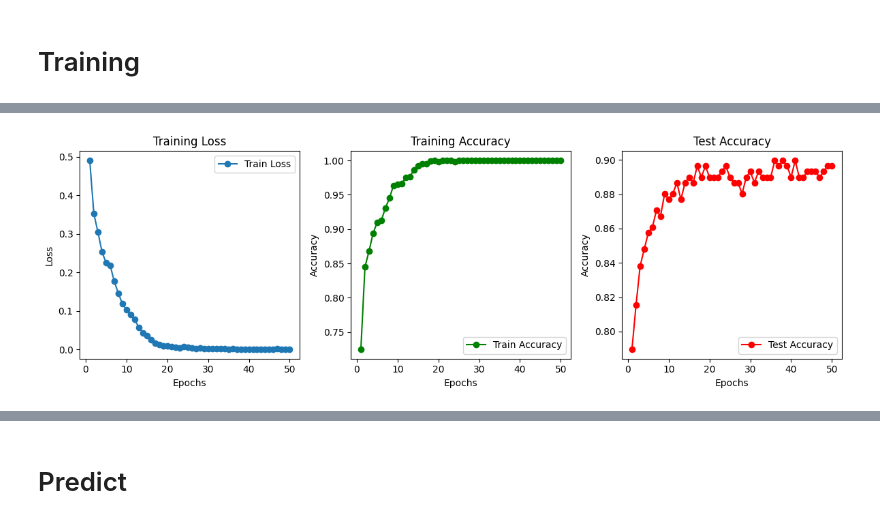
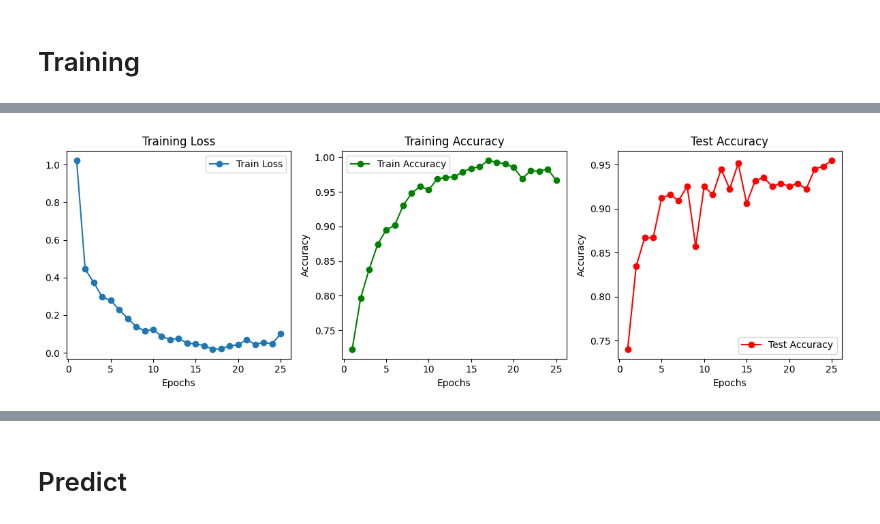
Before and after one commit to williampham7/142B-Lebron, a Jupyter notebook: model.ipynb, the cells around one changed output, grey strips where cells are left out. Cells and saved outputs as stored; diff of their text form; code cells hidden in the pictures.

Commit message:
4_models

```diff
--- a/model.ipynb
+++ b/model.ipynb
@@ -100,27 +101,36 @@ class SimpleBinaryCNN(nn.Module):
     def __init__(self):
         super().__init__()
         self.features = nn.Sequential(
-            nn.Conv2d(3, 32, 3, padding=1), nn.ReLU(),
+            nn.Conv2d(3, 64, 3, padding=1), nn.BatchNorm2d(64), nn.ReLU(),  # Reduced filters to 64
             nn.MaxPool2d(2),
-            nn.Conv2d(32, 64, 3, padding=1), nn.ReLU(),
+            nn.Conv2d(64, 128, 3, padding=1), nn.BatchNorm2d(128), nn.ReLU(),  # Reduced filters to 128
+            nn.MaxPool2d(2),
+            nn.Conv2d(128, 256, 3, padding=1), nn.BatchNorm2d(256), nn.ReLU(),  # Reduced filters to 256
             nn.MaxPool2d(2),
         )
+
+        # Manually calculated flattened size: 16 * 16 * 256 = 65536
         self.classifier = nn.Sequential(
-            nn.Flatten(),          # 64×8×8 = 4096
-            nn.Linear(4096, 256), nn.ReLU(),
+            nn.Flatten(),
+            nn.Linear(16 * 16 * 256, 256), nn.ReLU(),  # Reduced fully connected layer size
             nn.Dropout(0.25),
-            nn.Linear(256, 1)      # <-- single output logit
+            nn.Linear(256, 128), nn.ReLU(),  # Reduced fully connected layer size
+            nn.Dropout(0.25),
+            nn.Linear(128, 1)  # Single output logit
         )
 
     def forward(self, x):
-        return self.classifier(self.features(x))
+        x = self.features(x)
+        x = self.classifier(x)
+        return x
 # %%
 device = "cuda" if torch.cuda.is_available() else "cpu"
 print(device)
 model = SimpleBinaryCNN().to(device)
 
-criterion = nn.BCEWithLogitsLoss()       # <-- binary
-optimizer = optim.Adam(model.parameters(), lr=1e-3)
+learning_rate = 1e-3
+criterion = nn.BCEWithLogitsLoss()
+optimizer = optim.Adam(model.parameters(), lr=learning_rate)
 # %% [output]
 cuda
 # %% [markdown]
@@ -129,10 +139,9 @@ cuda
 # Initialize lists to store metrics
 train_losses = []
 train_accuracies = []
-val_accuracies = []
 test_accuracies = []
 
-EPOCHS = 50
+EPOCHS = 25
 
 for epoch in range(EPOCHS):
     model.train()
@@ -156,14 +165,6 @@ for epoch in range(EPOCHS):
 
     # --- quick validation ---
     model.eval()
-    val_correct = 0
-    with torch.no_grad():
-        for imgs, labels in val_loader:
-            imgs, labels = imgs.to(device), labels.float().unsqueeze(1).to(device)
-            logits = model(imgs)
-            preds = (torch.sigmoid(logits) > 0.5).float()
-            val_correct += (preds == labels).sum().item()
-    val_acc = val_correct / len(val_set)
 
     # --- test evaluation ---
     test_correct = 0
@@ -178,10 +179,9 @@ for epoch in range(EPOCHS):
     # Store metrics
     train_losses.append(train_loss)
     train_accuracies.append(train_acc)
-    val_accuracies.append(val_acc)
     test_accuracies.append(test_acc)
 
     print(f"Epoch {epoch+1}/{EPOCHS} | "
           f"train_loss: {train_loss:.3f} | train_acc: {train_acc:.3f} | "
-          f"val_acc: {val_acc:.3f} | test_acc: {test_acc:.3f}")
+          f"test_acc: {test_acc:.3f}")
 # %% [output]
@@ -207,32 +267,31 @@ Epoch 50/50 | train_loss: 0.000 | train_acc: 1.000 | val_acc: 0.915 | test_acc:
 epochs = range(1, EPOCHS + 1)
 
 plt.figure(figsize=(12, 4))
 
 # Plot training loss
 plt.subplot(1, 3, 1)
 plt.plot(epochs, train_losses, label='Train Loss', marker='o')
 plt.xlabel('Epochs')
-plt.ylabel('Loss')
 plt.title('Training Loss')
 plt.legend()
 
 # Plot training accuracy
 plt.subplot(1, 3, 2)
 plt.plot(epochs, train_accuracies, label='Train Accuracy', marker='o', color='green')
 plt.xlabel('Epochs')
 plt.ylabel('Accuracy')
 plt.title('Training Accuracy')
 plt.legend()
 
 # Plot test accuracy
 plt.subplot(1, 3, 3)
 plt.plot(epochs, test_accuracies, label='Test Accuracy', marker='o', color='red')
 plt.xlabel('Epochs')
 plt.ylabel('Accuracy')
 plt.title('Test Accuracy')
 plt.legend()
 
 plt.tight_layout()
 plt.show()
 # %% [output]
-[figure, old version]
+[figure, new version]
```
Also changed, not shown: parts of 12 cells of this notebook, 6 other files.
